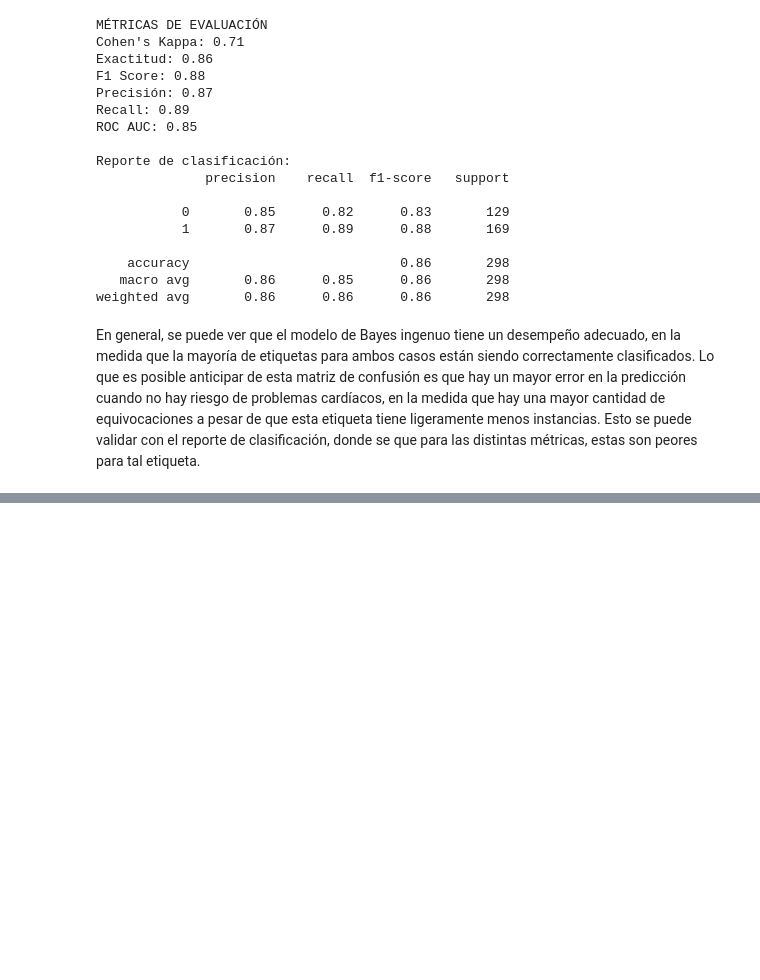
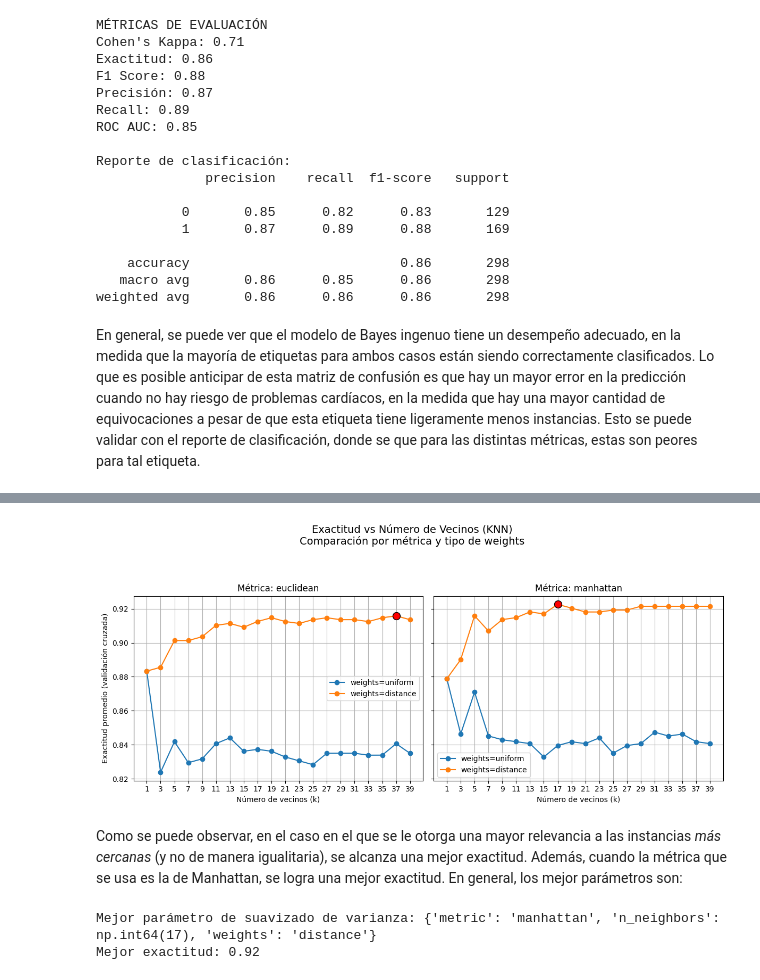
Before and after one commit to scuartasr/aprendmaq_entregable_1, a Jupyter notebook: Cuadernos/entreg1_clasif_regres.ipynb, the cells around one changed output, grey strips where cells are left out. Saved outputs shown, nothing was run; the diff lists cells and outputs as text; code cells hidden in the pictures; blank space fills up the shorter version.

```diff
--- a/Cuadernos/entreg1_clasif_regres.ipynb
+++ b/Cuadernos/entreg1_clasif_regres.ipynb
@@ -434,0 +470,69 @@ En general, se puede ver que el modelo de Bayes ingenuo tiene un desempeño adec
+# %%
+#
+# Extracción de los resultados de la optimización
+result_knn = pd.DataFrame(grilla_knn.cv_results_)
+results_knn = result_knn.sort_values(by='mean_test_score', ascending=False)
+
+# Extracción de parámetros y las exactitudes
+n_neighbors_knn = result_knn['param_n_neighbors'].astype(np.int64).values
+mean_test_score_knn = result_knn['mean_test_score'].values
+metricas_knn = result_knn['param_metric'].unique()
+# %%
+fig, axes = plt.subplots(1, len(metricas_knn), figsize=(12, 5), sharey=True)
+
+for i, metrica in enumerate(metricas_knn):
+    ax = axes[i]
+    df_metrica = result_knn[result_knn['param_metric'] == metrica]
+
+    # Inicializar listas para la búsqueda del mejor punto global en esta métrica
+    mejores_k = []
+    mejores_acc = []
+    mejores_idx = []
+
+    for peso in df_metrica['param_weights'].unique():
+        df_sub = df_metrica[df_metrica['param_weights'] == peso]
+        df_sub = df_sub.sort_values(by='param_n_neighbors')
+
+        k_vals = df_sub['param_n_neighbors'].astype(int)
+        acc_vals = df_sub['mean_test_score']
+
+        ax.plot(k_vals, acc_vals, marker='o', label=f'weights={peso}')
+
+        # Guardar los mejores candidatos
+        idx_max = acc_vals.idxmax()
+        mejores_k.append(k_vals.loc[idx_max])
+        mejores_acc.append(acc_vals.loc[idx_max])
+        mejores_idx.append(idx_max)
+
+    # Elegir el mejor entre todos los pesos
+    idx_best_in_metrica = np.argmax(mejores_acc)
+    best_k = mejores_k[idx_best_in_metrica]
+    best_acc = mejores_acc[idx_best_in_metrica]
+
+    # Dibujar el círculo solo en el mejor global de esa métrica
+    ax.scatter(best_k, best_acc, color='red', s=100, edgecolors='black', zorder=5)
+
+    ax.set_title(f"Métrica: {metrica}")
+    ax.set_xlabel("Número de vecinos (k)")
+    if i == 0:
+        ax.set_ylabel("Exactitud promedio (validación cruzada)")
+    ax.grid(True)
+    ax.legend()
+
+    ax.set_xticks(sorted(df_metrica['param_n_neighbors'].unique()))
+
+# Título general
+fig.suptitle("Exactitud vs Número de Vecinos (KNN)\nComparación por métrica y tipo de weights", fontsize=14, y=1.08)
+plt.tight_layout()
+plt.show()
+# %% [output]
+[figure, added]
+# %% [markdown]
+Como se puede observar, en el caso en el que se le otorga una mayor relevancia a las instancias *más cercanas* (y no de manera igualitaria), se alcanza una mejor exactitud. Además, cuando la métrica que se usa es la de Manhattan, se logra una mejor exactitud. En general, los mejor parámetros son:
+# %%
+# Impresión de resultados
+print(f"Mejor parámetro de suavizado de varianza: {grilla_knn.best_params_}")
+print(f"Mejor exactitud: {grilla_knn.best_score_:.2f}")
+# %% [output]
+Mejor parámetro de suavizado de varianza: {'metric': 'manhattan', 'n_neighbors': np.int64(17), 'weights': 'distance'}
+Mejor exactitud: 0.92
```
Also changed, not shown: parts of 16 cells of this notebook.
